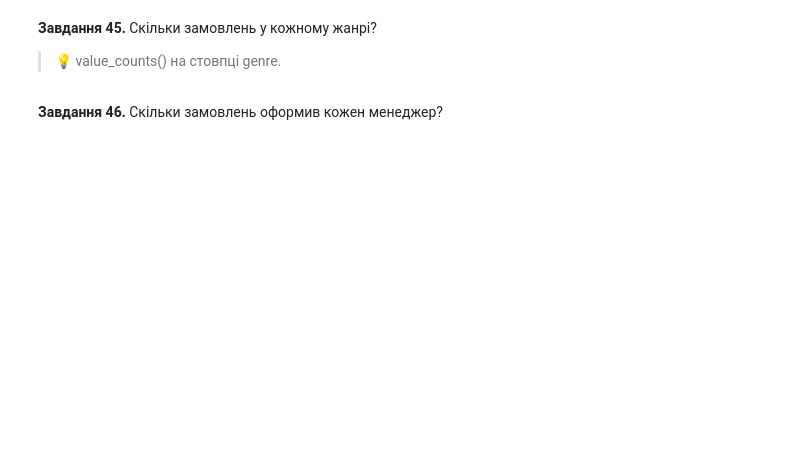
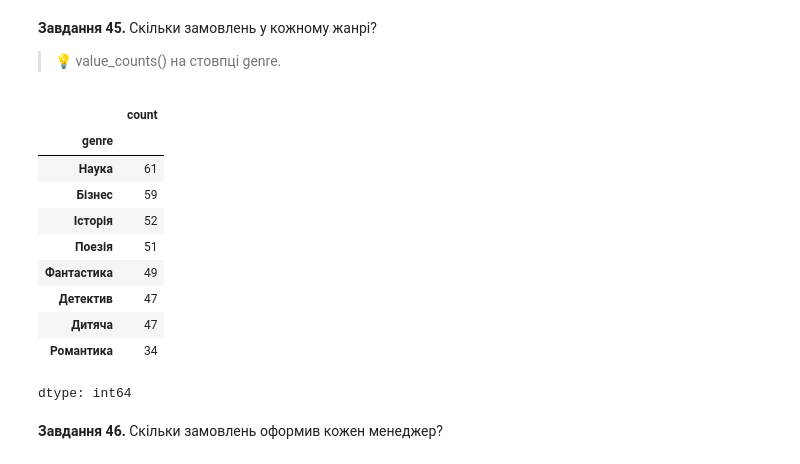
Before and after one commit to Wilson1994/DTA-2026, a Jupyter notebook: homework/pandas_practice_120.ipynb, the cells around one changed output. Drawn from its saved outputs; the diff is of its cells as text; code cells hidden in the pictures; blank space fills up the shorter version.

```diff
--- a/homework/pandas_practice_120.ipynb
+++ b/homework/pandas_practice_120.ipynb
@@ -656,6 +708,20 @@ df["total"].max()
 > 💡 value_counts() на стовпці genre.
 # %%
 # Завдання 45:
+
+df["genre"].value_counts()
+# %% [output]
+|  | count |
+| genre |  |
+| Наука | 61 |
+| Бізнес | 59 |
+| Історія | 52 |
+| Поезія | 51 |
+| Фантастика | 49 |
+| Детектив | 47 |
+| Дитяча | 47 |
+| Романтика | 34 |
+dtype: int64
 # %% [markdown]
 **Завдання 46.** Скільки замовлень оформив кожен менеджер?
 # %%
```
Also changed, not shown: parts of 16 cells of this notebook.
